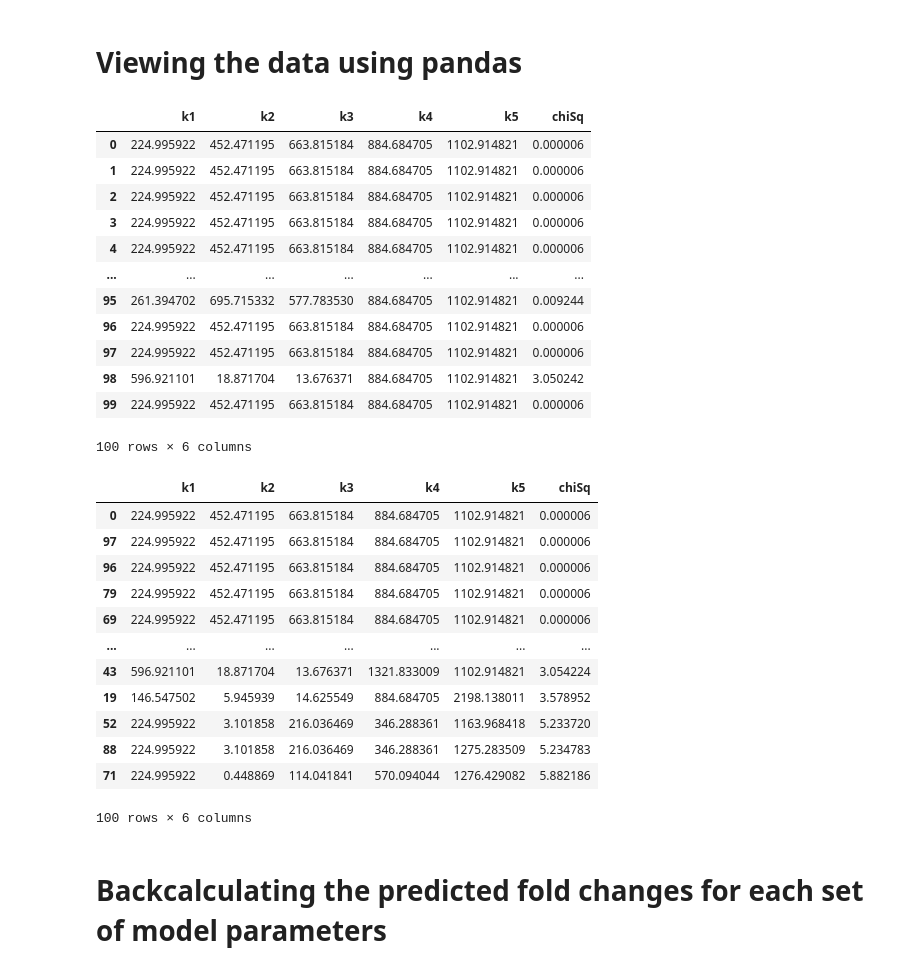
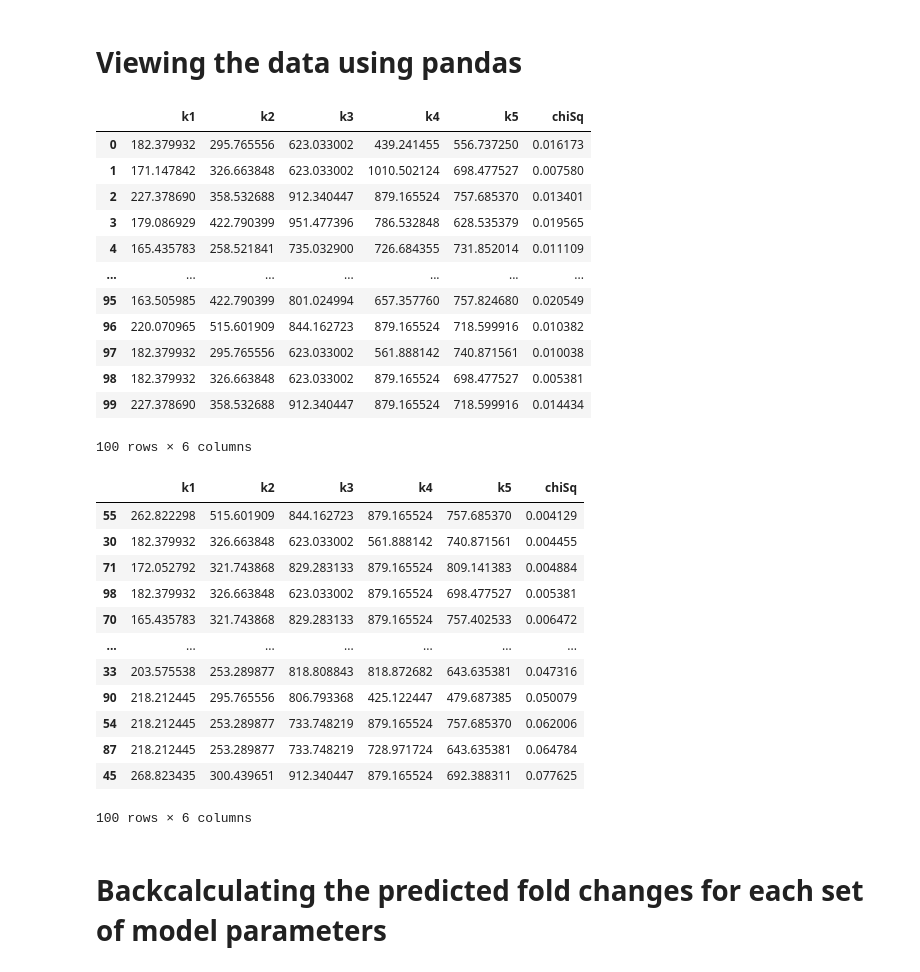
Before and after one commit to janisshin/fitPerturbData, a Jupyter notebook: genAlgo/processGenAlgoData.ipynb, the cells around one changed output. Cells and saved outputs as stored; diff of their text form; code cells hidden in the pictures.

```diff
--- a/genAlgo/processGenAlgoData.ipynb
+++ b/genAlgo/processGenAlgoData.ipynb
@@ -15,58 +15,58 @@ import matplotlib.pyplot as plt
 # Viewing the data using pandas
 # %%
 # open the results file
-f = open("data/paramData.list", "r")
+f = open("data/20210823_2/paramData.list", "r")
 lines = f.read()
 # parse the data into an array
 list_of_lines = lines.splitlines()
 f.close()
 # reshape into numpy
 arr = np.array(list_of_lines)
 arr = arr.astype('float64')
 arr = np.reshape(arr, (100, 5))
 df = pd.DataFrame(arr, columns = ['k1','k2', 'k3','k4','k5'])
 
-g = open("data/scores.list", "r")
+g = open("data/20210823_2/scores.list", "r")
 gines = g.read()
 gist_of_gines = gines.splitlines()
 g.close()
 garr = np.array(gist_of_gines)
 garr = garr.astype('float64')
 garr = np.reshape(garr, (100, 1))
 gf = pd.DataFrame(garr, columns = ['chiSq'])
 
 data = pd.concat((df, gf),axis=1)
 data
 # %% [output]
 |  | k1 | k2 | k3 | k4 | k5 | chiSq |
-| 0 | 224.995922 | 452.471195 | 663.815184 | 884.684705 | 1102.914821 | 0.000006 |
-| 1 | 224.995922 | 452.471195 | 663.815184 | 884.684705 | 1102.914821 | 0.000006 |
-| 2 | 224.995922 | 452.471195 | 663.815184 | 884.684705 | 1102.914821 | 0.000006 |
-| 3 | 224.995922 | 452.471195 | 663.815184 | 884.684705 | 1102.914821 | 0.000006 |
-| 4 | 224.995922 | 452.471195 | 663.815184 | 884.684705 | 1102.914821 | 0.000006 |
+| 0 | 182.379932 | 295.765556 | 623.033002 | 439.241455 | 556.737250 | 0.016173 |
+| 1 | 171.147842 | 326.663848 | 623.033002 | 1010.502124 | 698.477527 | 0.007580 |
+| 2 | 227.378690 | 358.532688 | 912.340447 | 879.165524 | 757.685370 | 0.013401 |
+| 3 | 179.086929 | 422.790399 | 951.477396 | 786.532848 | 628.535379 | 0.019565 |
+| 4 | 165.435783 | 258.521841 | 735.032900 | 726.684355 | 731.852014 | 0.011109 |
 | ... | ... | ... | ... | ... | ... | ... |
-| 95 | 261.394702 | 695.715332 | 577.783530 | 884.684705 | 1102.914821 | 0.009244 |
-| 96 | 224.995922 | 452.471195 | 663.815184 | 884.684705 | 1102.914821 | 0.000006 |
-| 97 | 224.995922 | 452.471195 | 663.815184 | 884.684705 | 1102.914821 | 0.000006 |
-| 98 | 596.921101 | 18.871704 | 13.676371 | 884.684705 | 1102.914821 | 3.050242 |
-| 99 | 224.995922 | 452.471195 | 663.815184 | 884.684705 | 1102.914821 | 0.000006 |
+| 95 | 163.505985 | 422.790399 | 801.024994 | 657.357760 | 757.824680 | 0.020549 |
+| 96 | 220.070965 | 515.601909 | 844.162723 | 879.165524 | 718.599916 | 0.010382 |
+| 97 | 182.379932 | 295.765556 | 623.033002 | 561.888142 | 740.871561 | 0.010038 |
+| 98 | 182.379932 | 326.663848 | 623.033002 | 879.165524 | 698.477527 | 0.005381 |
+| 99 | 227.378690 | 358.532688 | 912.340447 | 879.165524 | 718.599916 | 0.014434 |
 100 rows × 6 columns
 # %%
 # to view data from least to greatest chi square values
 data.sort_values(by='chiSq')
 # %% [output]
 |  | k1 | k2 | k3 | k4 | k5 | chiSq |
-| 0 | 224.995922 | 452.471195 | 663.815184 | 884.684705 | 1102.914821 | 0.000006 |
-| 97 | 224.995922 | 452.471195 | 663.815184 | 884.684705 | 1102.914821 | 0.000006 |
-| 96 | 224.995922 | 452.471195 | 663.815184 | 884.684705 | 1102.914821 | 0.000006 |
-| 79 | 224.995922 | 452.471195 | 663.815184 | 884.684705 | 1102.914821 | 0.000006 |
-| 69 | 224.995922 | 452.471195 | 663.815184 | 884.684705 | 1102.914821 | 0.000006 |
+| 55 | 262.822298 | 515.601909 | 844.162723 | 879.165524 | 757.685370 | 0.004129 |
+| 30 | 182.379932 | 326.663848 | 623.033002 | 561.888142 | 740.871561 | 0.004455 |
+| 71 | 172.052792 | 321.743868 | 829.283133 | 879.165524 | 809.141383 | 0.004884 |
+| 98 | 182.379932 | 326.663848 | 623.033002 | 879.165524 | 698.477527 | 0.005381 |
+| 70 | 165.435783 | 321.743868 | 829.283133 | 879.165524 | 757.402533 | 0.006472 |
 | ... | ... | ... | ... | ... | ... | ... |
-| 43 | 596.921101 | 18.871704 | 13.676371 | 1321.833009 | 1102.914821 | 3.054224 |
-| 19 | 146.547502 | 5.945939 | 14.625549 | 884.684705 | 2198.138011 | 3.578952 |
-| 52 | 224.995922 | 3.101858 | 216.036469 | 346.288361 | 1163.968418 | 5.233720 |
-| 88 | 224.995922 | 3.101858 | 216.036469 | 346.288361 | 1275.283509 | 5.234783 |
-| 71 | 224.995922 | 0.448869 | 114.041841 | 570.094044 | 1276.429082 | 5.882186 |
+| 33 | 203.575538 | 253.289877 | 818.808843 | 818.872682 | 643.635381 | 0.047316 |
+| 90 | 218.212445 | 295.765556 | 806.793368 | 425.122447 | 479.687385 | 0.050079 |
+| 54 | 218.212445 | 253.289877 | 733.748219 | 879.165524 | 757.685370 | 0.062006 |
+| 87 | 218.212445 | 253.289877 | 733.748219 | 728.971724 | 643.635381 | 0.064784 |
+| 45 | 268.823435 | 300.439651 | 912.340447 | 879.165524 | 692.388311 | 0.077625 |
 100 rows × 6 columns
 # %% [markdown]
 # Backcalculating the predicted fold changes for each set of model parameters
```
Also changed, not shown: parts of 2 cells of this notebook, 2 other files.
